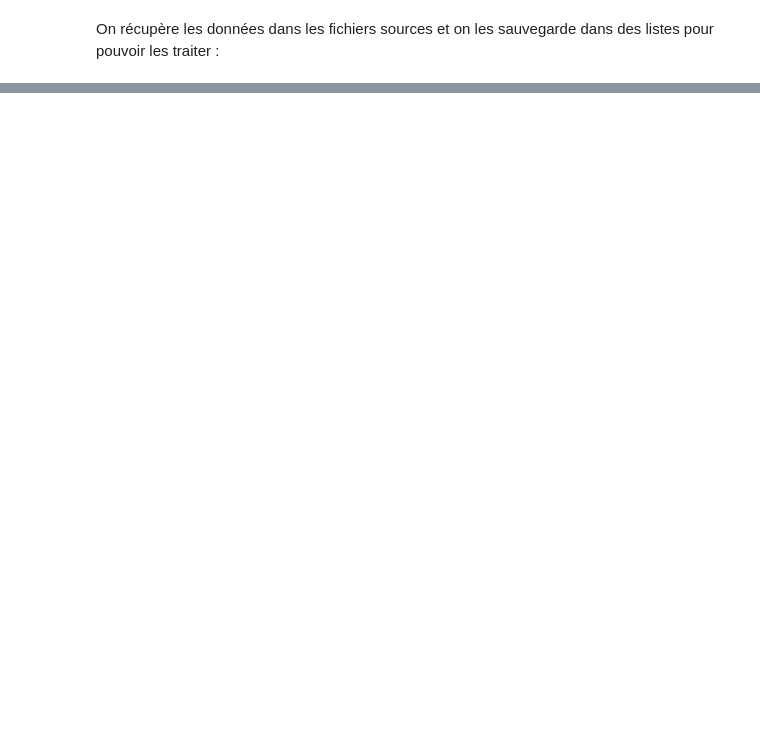
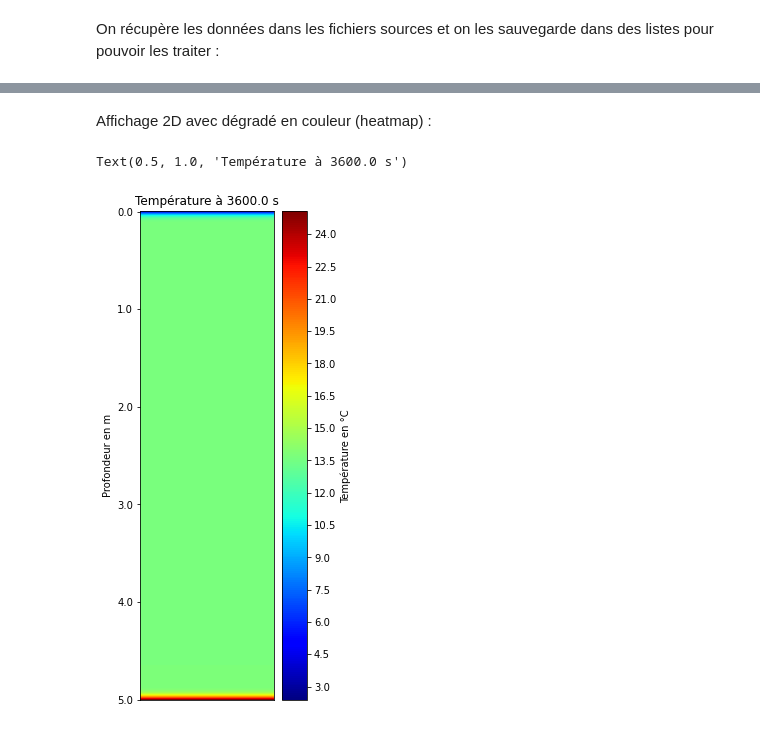
Before and after one commit to Amine695/ProjetTemp, a Jupyter notebook: Implémentation C-N (Tahar).ipynb, the cells around one changed output, grey strips where cells are left out. Cells and saved outputs as stored; diff of their text form; code cells hidden in the pictures; blank space fills up the shorter version.

```diff
--- a/Implémentation C-N (Tahar).ipynb
+++ b/Implémentation C-N (Tahar).ipynb
@@ -1035,0 +1572,17 @@ Implémentation du schéma Crank-Nicolson :
+# %%
+#Algérie
+i = 1
+j = 1
+
+for j in range(1,13):
+    for i in range(1,31):
+        list_years['Algérie'][dict_months[j]][i] = np.mean(list_days['Algérie'][dict_months[j]][i])
+
+
+#France
+i = 1
+j = 1
+
+for j in range(1,13):
+    for i in range(1,31):
+        list_years['France'][dict_months[j]][i] = np.mean(list_days['France'][dict_months[j]][i])
@@ -1035,0 +1772,32 @@ Implémentation du schéma Crank-Nicolson :
+# %% [markdown]
+Affichage 2D avec dégradé en couleur (heatmap) :
+# %%
+x = np.linspace(0,L,Nx+1)
+t = np.linspace(0.0, t_fin,Nt+1)
+
+x = np.round(x,2)
+t = np.round(t,5)
+
+y = np.arange(T[Nt,:].shape[0])
+my_yticks = x
+frequency = 100
+
+data = np.vstack(T[Nt,:])
+df = pd.DataFrame(data)
+
+fig = plt.figure(figsize=(3,9))
+titre = f"Température à {t[Nt]} s"
+plt.ylabel('Profondeur en m')
+plt.yticks(y[::frequency], my_yticks[::frequency])
+im = plt.imshow(df, cmap='jet', aspect ='auto', interpolation='bilinear')
+ax = plt.gca()
+ax.get_xaxis().set_visible(False)
+cb = plt.colorbar()
+tick_locator = ticker.MaxNLocator(nbins=20)
+cb.locator = tick_locator
+cb.update_ticks()
+cb.set_label('Température en °C')
+plt.title(titre)
+# %% [output]
+Text(0.5, 1.0, 'Température à 3600.0 s')
+[figure, added]
```
Also changed, not shown: parts of 55 cells of this notebook.
